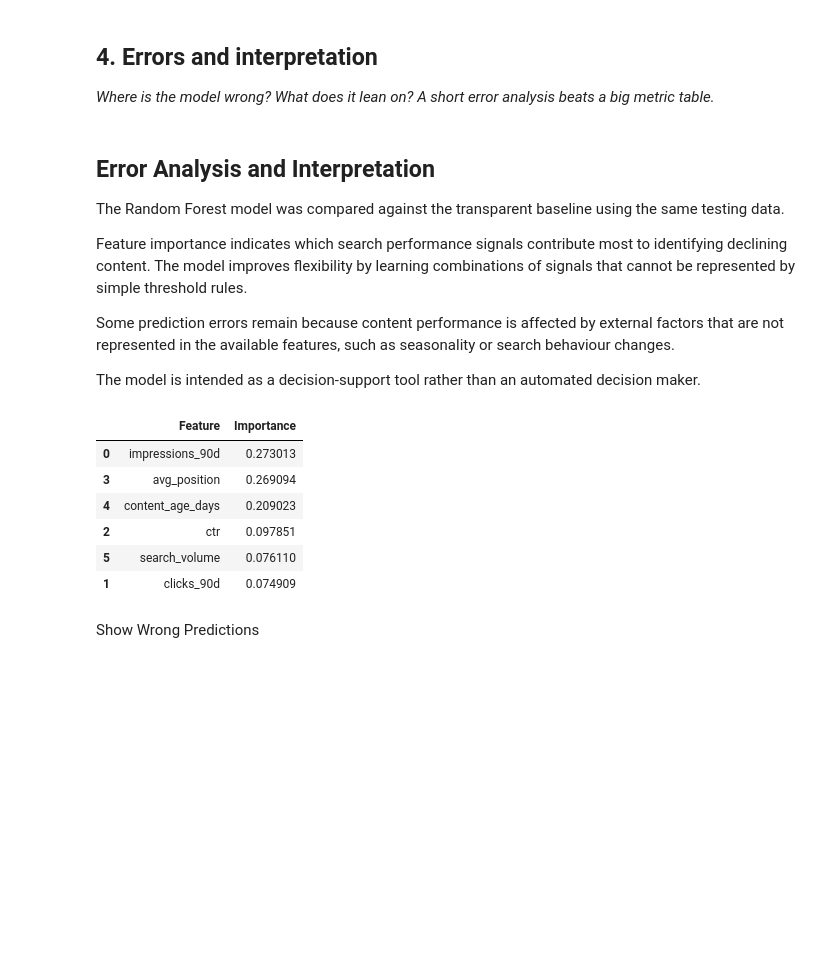
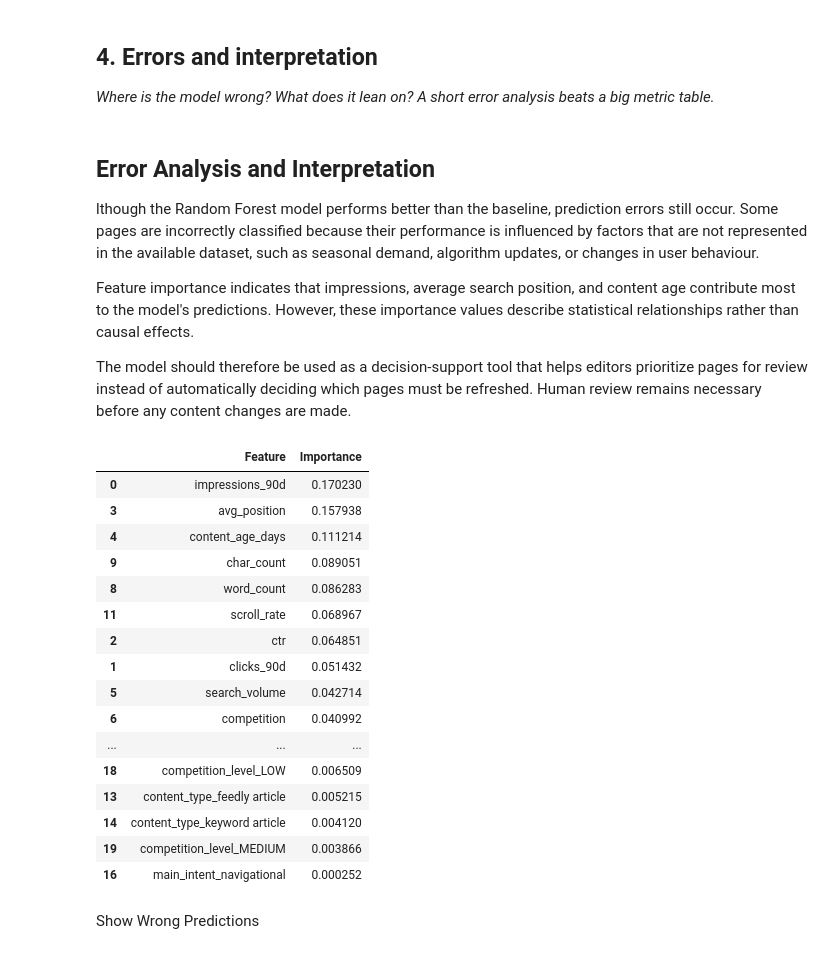
Before and after one commit to muneebulhaq02/flyrank-ml-internship, a Jupyter notebook: work/notebooks/w05_model.ipynb, the cells around one changed output. Saved outputs shown, nothing was run; the diff lists cells and outputs as text; code cells hidden in the pictures; blank space fills up the shorter version.

```diff
--- a/work/notebooks/w05_model.ipynb
+++ b/work/notebooks/w05_model.ipynb
@@ -75,19 +74,36 @@ Only features available before prediction are included. Label-derived fields, pr
 # %%
-features = [
+numeric_features = [
     "impressions_90d",
     "clicks_90d",
     "ctr",
     "avg_position",
     "content_age_days",
-    "search_volume"
+    "search_volume",
+    "competition",
+    "cpc",
+    "word_count",
+    "char_count",
+    "engagement_rate",
+    "scroll_rate",
+    "ai_traffic_pct"
 ]
 
-X = df[features].fillna(0)
+categorical_features = [
+    "content_type",
+    "main_intent",
+    "competition_level"
+]
 
-# Assuming 'is_declining_label' is derived from 'trend_direction'
-df['is_declining_label'] = (df['trend_direction'] == 'down').astype(int)
+X = pd.get_dummies(
+    df[numeric_features + categorical_features],
+    columns=categorical_features,
+    drop_first=True
+)
 
-y = df["is_declining_label"]
+X = X.fillna(0)
+
+# Target (derived from trend_direction because no label exists)
+y = (df["trend_direction"] == "down").astype(int)
 
 X_train, X_test, y_train, y_test = train_test_split(
     X,
@@ -99,6 +115,7 @@ X_train, X_test, y_train, y_test = train_test_split(
 
 print("Training rows:", len(X_train))
 print("Testing rows:", len(X_test))
+print("Number of features:", X.shape[1])
 # %% [output]
 Training rows: 24000
 Testing rows: 6000
@@ -241,37 +259,43 @@ plt.show()
 # %% [markdown]
 ## Error Analysis and Interpretation
 
-The Random Forest model was compared against the transparent baseline using the same testing data.
+lthough the Random Forest model performs better than the baseline, prediction errors still occur. Some pages are incorrectly classified because their performance is influenced by factors that are not represented in the available dataset, such as seasonal demand, algorithm updates, or changes in user behaviour.
 
-Feature importance indicates which search performance signals contribute most to identifying declining content. The model improves flexibility by learning combinations of signals that cannot be represented by simple threshold rules.
+Feature importance indicates that impressions, average search position, and content age contribute most to the model's predictions. However, these importance values describe statistical relationships rather than causal effects.
 
-Some prediction errors remain because content performance is affected by external factors that are not represented in the available features, such as seasonality or search behaviour changes.
-
-The model is intended as a decision-support tool rather than an automated decision maker.
+The model should therefore be used as a decision-support tool that helps editors prioritize pages for review instead of automatically deciding which pages must be refreshed. Human review remains necessary before any content changes are made.
 # %%
-# This cell is for CODE (numbers, a query, a check).
-# Write your text answer in the cell ABOVE this one — typing sentences here breaks Run All.
 importance = pd.DataFrame({
 
-    "Feature":features,
+    "Feature":X.columns,
     "Importance":model.feature_importances_
 
 })
 
 importance = importance.sort_values(
     "Importance",
     ascending=False
 )
 
 importance
 # %% [output]
 |  | Feature | Importance |
-| 0 | impressions_90d | 0.273013 |
-| 3 | avg_position | 0.269094 |
-| 4 | content_age_days | 0.209023 |
-| 2 | ctr | 0.097851 |
-| 5 | search_volume | 0.076110 |
-| 1 | clicks_90d | 0.074909 |
+| 0 | impressions_90d | 0.170230 |
+| 3 | avg_position | 0.157938 |
+| 4 | content_age_days | 0.111214 |
+| 9 | char_count | 0.089051 |
+| 8 | word_count | 0.086283 |
+| 11 | scroll_rate | 0.068967 |
+| 2 | ctr | 0.064851 |
+| 1 | clicks_90d | 0.051432 |
+| 5 | search_volume | 0.042714 |
+| 6 | competition | 0.040992 |
+| ... | ... | ... |
+| 18 | competition_level_LOW | 0.006509 |
+| 13 | content_type_feedly article | 0.005215 |
+| 14 | content_type_keyword article | 0.004120 |
+| 19 | competition_level_MEDIUM | 0.003866 |
+| 16 | main_intent_navigational | 0.000252 |
 # %% [markdown]
 Show Wrong Predictions
 # %%
```
Also changed, not shown: parts of 11 cells of this notebook.
